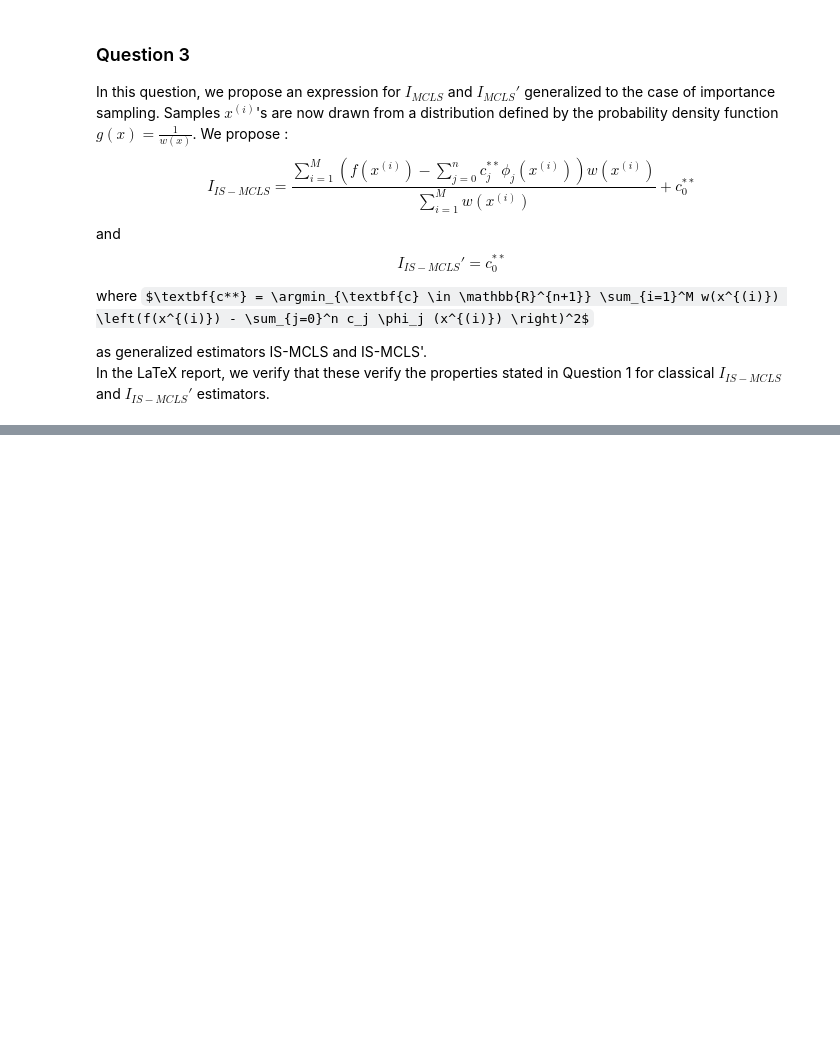
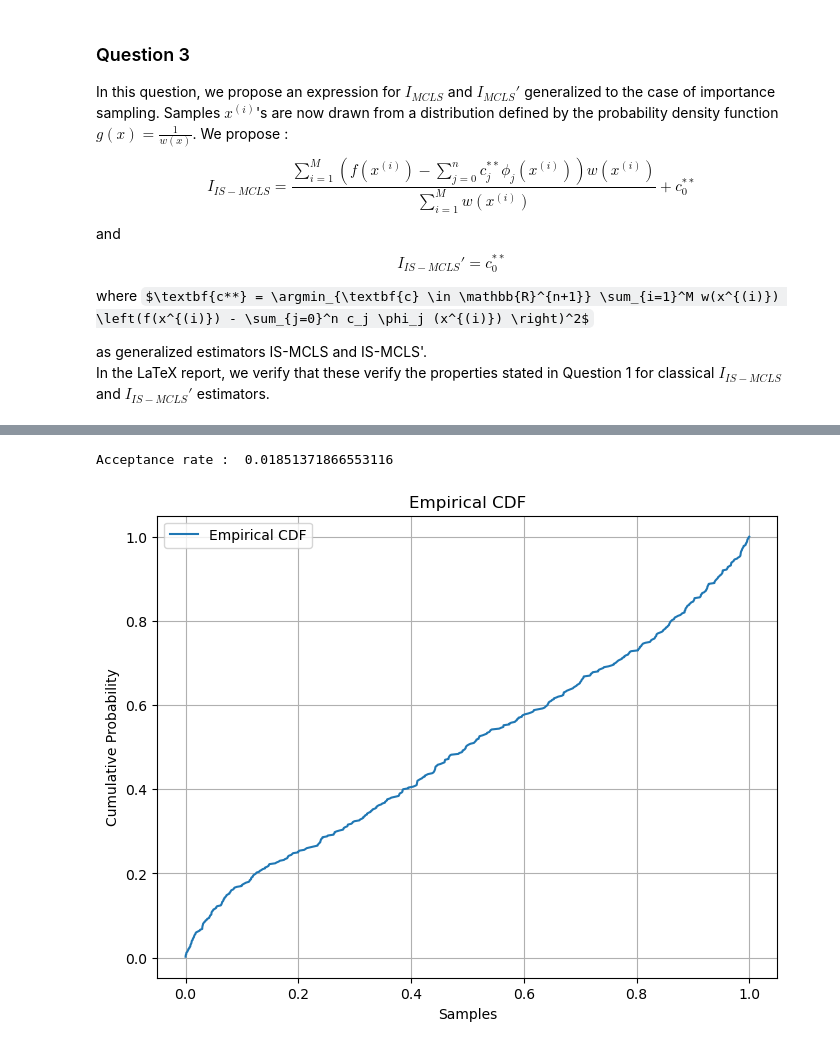
Before and after one commit to FraBet29/stochastic-simulation-project, a Jupyter notebook: notebook.ipynb, the cells around one changed output, grey strips where cells are left out. Cells and saved outputs as stored; diff of their text form; code cells hidden in the pictures; some formulas as TeX source; blank space fills up the shorter version.

```diff
--- a/notebook.ipynb
+++ b/notebook.ipynb
@@ -146,0 +159,7 @@ We will be using the Acceptance-rejection method. This method is the one propose
+# %%
+# 2. Test sampling from h = 1/w, done by acceptance-rejection method
+H_samples = sample_from_h(500, 30000, 10)
+visualize_cdf_from_samples(H_samples)
+# %% [output]
+Acceptance rate :  0.01851371866553116
+[figure, added]
```
Also changed, not shown: parts of 9 cells of this notebook, 1 other file.
